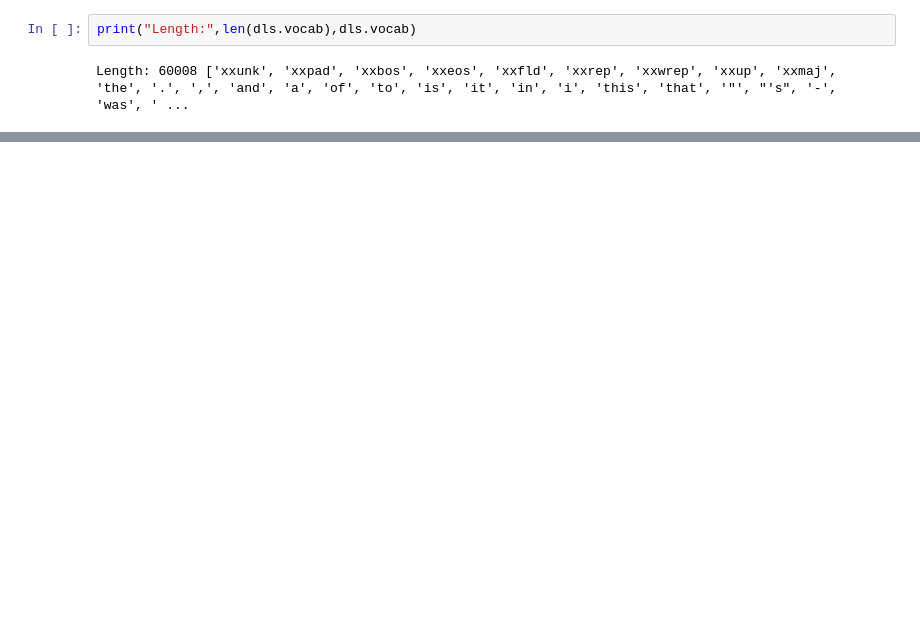
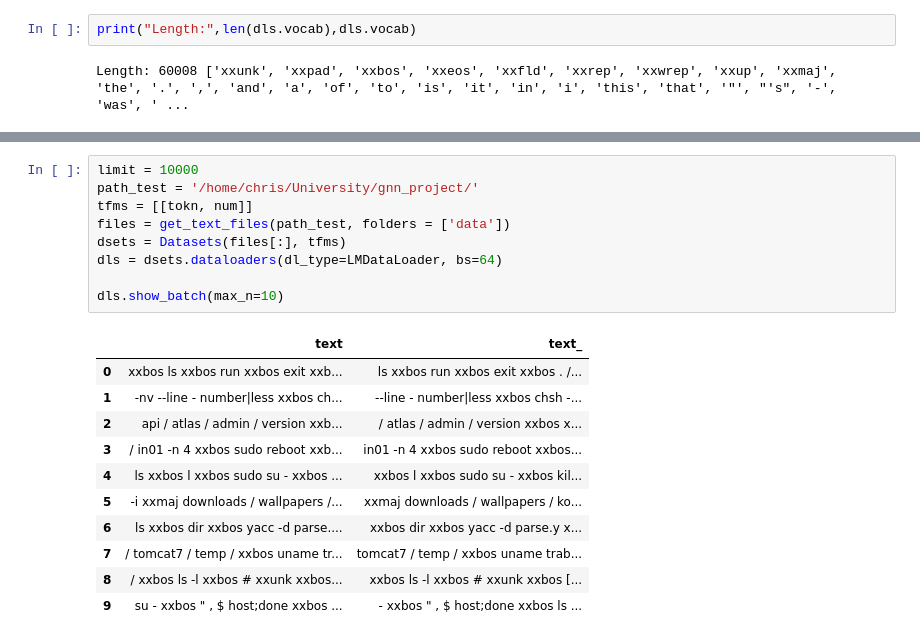
Before and after one commit to chTeut/gnn_project, a Jupyter notebook: FastAI/shell_cmd_transformer.ipynb, the cells around one changed output, grey strips where cells are left out. Cells and saved outputs as stored; diff of their text form; blank space fills up the shorter version.

```diff
--- a/FastAI/shell_cmd_transformer.ipynb
+++ b/FastAI/shell_cmd_transformer.ipynb
@@ -587,0 +752,21 @@ _[0:10]
+# %%
+limit = 10000
+path_test = '/home/chris/University/gnn_project/'
+tfms = [[tokn, num]]
+files = get_text_files(path_test, folders = ['data'])
+dsets = Datasets(files[:], tfms)
+dls = dsets.dataloaders(dl_type=LMDataLoader, bs=64)
+
+dls.show_batch(max_n=10)
+# %% [output]
+|  | text | text_ |
+| 0 | xxbos ls xxbos run xxbos exit xxb... | ls xxbos run xxbos exit xxbos . /... |
+| 1 | -nv --line - number|less xxbos ch... | --line - number|less xxbos chsh -... |
+| 2 | api / atlas / admin / version xxb... | / atlas / admin / version xxbos x... |
+| 3 | / in01 -n 4 xxbos sudo reboot xxb... | in01 -n 4 xxbos sudo reboot xxbos... |
+| 4 | ls xxbos l xxbos sudo su - xxbos ... | xxbos l xxbos sudo su - xxbos kil... |
+| 5 | -i xxmaj downloads / wallpapers /... | xxmaj downloads / wallpapers / ko... |
+| 6 | ls xxbos dir xxbos yacc -d parse.... | xxbos dir xxbos yacc -d parse.y x... |
+| 7 | / tomcat7 / temp / xxbos uname tr... | tomcat7 / temp / xxbos uname trab... |
+| 8 | / xxbos ls -l xxbos # xxunk xxbos... | xxbos ls -l xxbos # xxunk xxbos [... |
+| 9 | su - xxbos " , $ host;done xxbos ... | - xxbos " , $ host;done xxbos ls ... |
```
Also changed, not shown: parts of 23 cells of this notebook.
